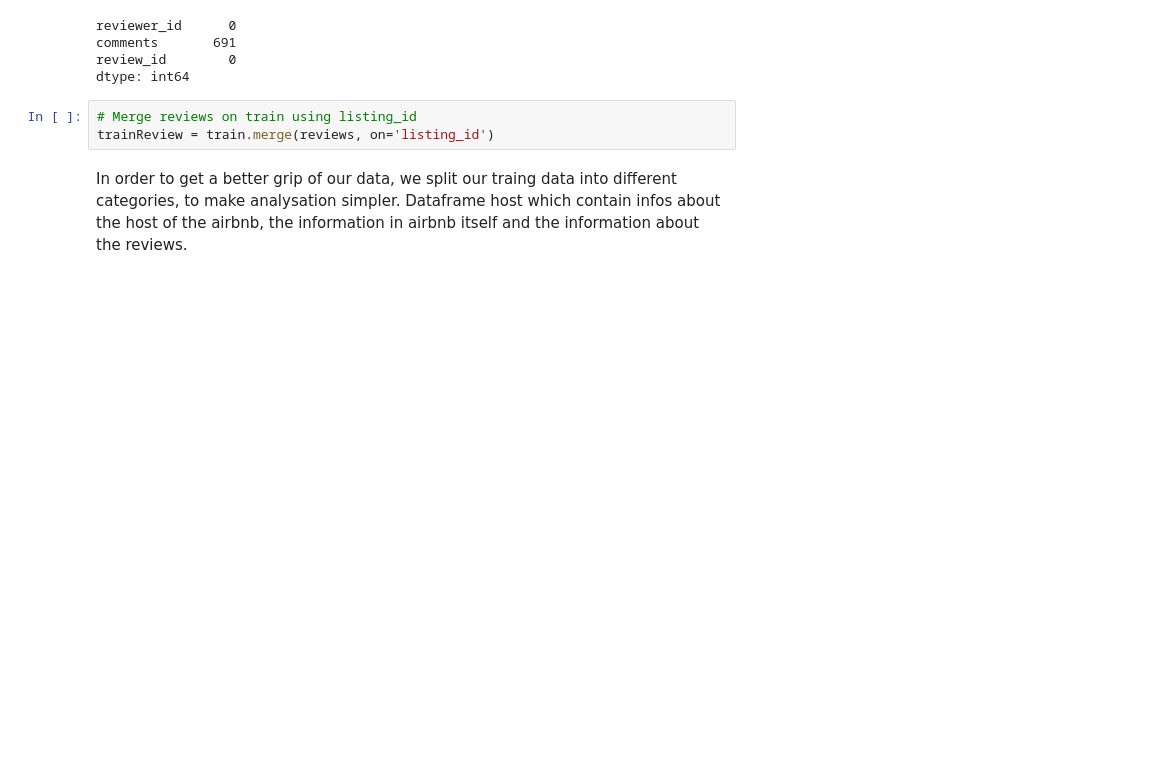
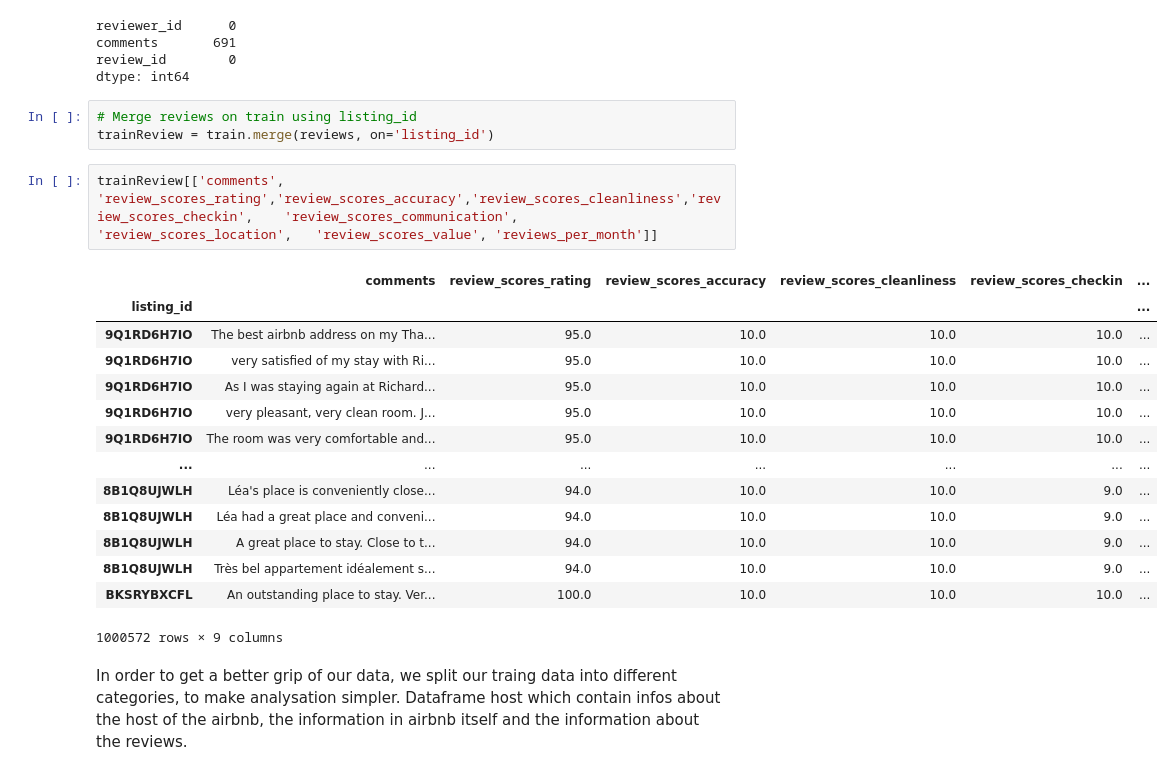
Before and after one commit to Janalytics94/AirBnBpricePredictor, a Jupyter notebook: notebooks/airbnb.ipynb, the cells around one changed output. Drawn from its saved outputs; the diff is of its cells as text; blank space fills up the shorter version.

```diff
--- a/notebooks/airbnb.ipynb
+++ b/notebooks/airbnb.ipynb
@@ -186,6 +220,23 @@ dtype: int64
 # %%
 # Merge reviews on train using listing_id
 trainReview = train.merge(reviews, on='listing_id')
+# %%
+trainReview[['comments', 'review_scores_rating','review_scores_accuracy','review_scores_cleanliness','review_scores_checkin',	'review_scores_communication',	'review_scores_location',	'review_scores_value', 'reviews_per_month']]
+# %% [output]
+|  | comments | review_scores_rating | review_scores_accuracy | review_scores_cleanliness | review_scores_checkin | ... |
+| listing_id |  |  |  |  |  | ... |
+| 9Q1RD6H7IO | The best airbnb address on my Tha... | 95.0 | 10.0 | 10.0 | 10.0 | ... |
+| 9Q1RD6H7IO | very satisfied of my stay with Ri... | 95.0 | 10.0 | 10.0 | 10.0 | ... |
+| 9Q1RD6H7IO | As I was staying again at Richard... | 95.0 | 10.0 | 10.0 | 10.0 | ... |
+| 9Q1RD6H7IO | very pleasant, very clean room. J... | 95.0 | 10.0 | 10.0 | 10.0 | ... |
+| 9Q1RD6H7IO | The room was very comfortable and... | 95.0 | 10.0 | 10.0 | 10.0 | ... |
+| ... | ... | ... | ... | ... | ... | ... |
+| 8B1Q8UJWLH | Léa's place is conveniently close... | 94.0 | 10.0 | 10.0 | 9.0 | ... |
+| 8B1Q8UJWLH | Léa had a great place and conveni... | 94.0 | 10.0 | 10.0 | 9.0 | ... |
+| 8B1Q8UJWLH | A great place to stay. Close to t... | 94.0 | 10.0 | 10.0 | 9.0 | ... |
+| 8B1Q8UJWLH | Très bel appartement idéalement s... | 94.0 | 10.0 | 10.0 | 9.0 | ... |
+| BKSRYBXCFL | An outstanding place to stay. Ver... | 100.0 | 10.0 | 10.0 | 10.0 | ... |
+1000572 rows × 9 columns
 # %% [markdown]
 In order to get a better grip of our data, we split our traing data into different categories, to make analysation simpler.
 Dataframe host which contain infos about the host of the airbnb, the information in airbnb itself and the information about the reviews.
```
Also changed, not shown: parts of 24 cells of this notebook, 3 other files.
